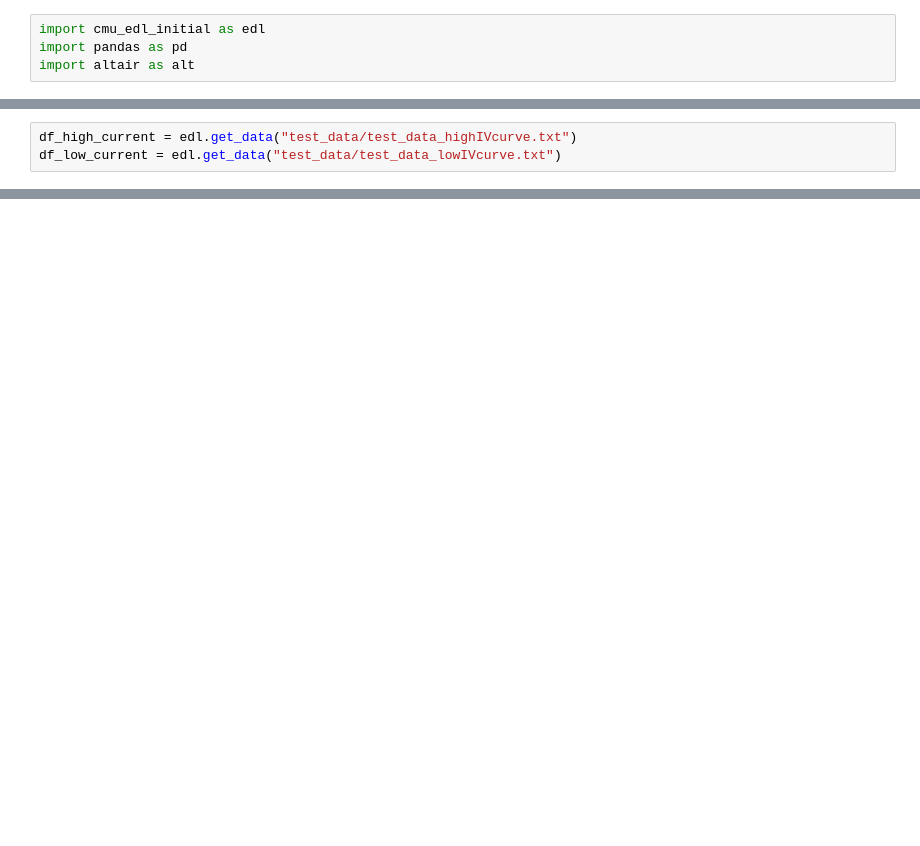
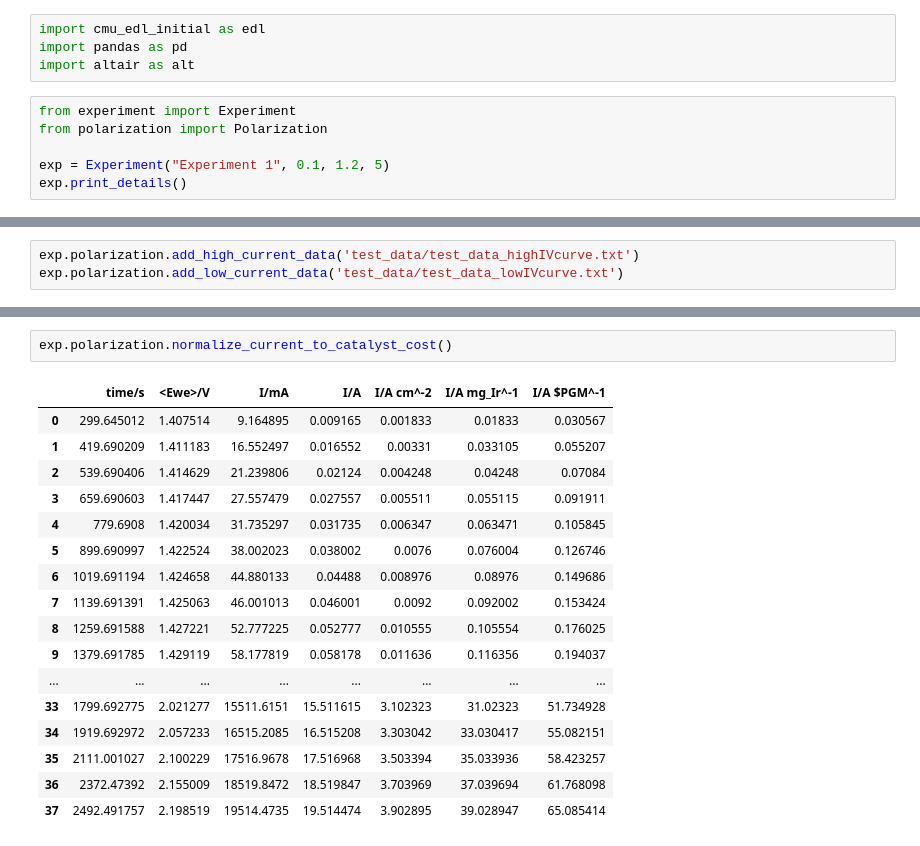
Before and after one commit to karaferner/cmu-edl, a Jupyter notebook: test.ipynb, the cells around one changed output, grey strips where cells are left out. Saved outputs shown, nothing was run; the diff lists cells and outputs as text; blank space fills up the shorter version.

Commit message:
improve Polarization class functions

```diff
--- a/test.ipynb
+++ b/test.ipynb
@@ -2,3 +2,9 @@
 import cmu_edl_initial as edl
 import pandas as pd
 import altair as alt
+# %%
+from experiment import Experiment
+from polarization import Polarization
+
+exp = Experiment("Experiment 1", 0.1, 1.2, 5)
+exp.print_details()
@@ -5,3 +17,3 @@ import altair as alt
 # %%
-df_high_current = edl.get_data("test_data/test_data_highIVcurve.txt")
-df_low_current = edl.get_data("test_data/test_data_lowIVcurve.txt")
+exp.polarization.add_high_current_data('test_data/test_data_highIVcurve.txt')
+exp.polarization.add_low_current_data('test_data/test_data_lowIVcurve.txt')
@@ -54,0 +112,20 @@ alt.Chart(r).mark_point().encode(
+# %%
+exp.polarization.normalize_current_to_catalyst_cost()
+# %% [output]
+|  | time/s | <Ewe>/V | I/mA | I/A | I/A cm^-2 | I/A mg_Ir^-1 | I/A $PGM^-1 |
+| 0 | 299.645012 | 1.407514 | 9.164895 | 0.009165 | 0.001833 | 0.01833 | 0.030567 |
+| 1 | 419.690209 | 1.411183 | 16.552497 | 0.016552 | 0.00331 | 0.033105 | 0.055207 |
+| 2 | 539.690406 | 1.414629 | 21.239806 | 0.02124 | 0.004248 | 0.04248 | 0.07084 |
+| 3 | 659.690603 | 1.417447 | 27.557479 | 0.027557 | 0.005511 | 0.055115 | 0.091911 |
+| 4 | 779.6908 | 1.420034 | 31.735297 | 0.031735 | 0.006347 | 0.063471 | 0.105845 |
+| 5 | 899.690997 | 1.422524 | 38.002023 | 0.038002 | 0.0076 | 0.076004 | 0.126746 |
+| 6 | 1019.691194 | 1.424658 | 44.880133 | 0.04488 | 0.008976 | 0.08976 | 0.149686 |
+| 7 | 1139.691391 | 1.425063 | 46.001013 | 0.046001 | 0.0092 | 0.092002 | 0.153424 |
+| 8 | 1259.691588 | 1.427221 | 52.777225 | 0.052777 | 0.010555 | 0.105554 | 0.176025 |
+| 9 | 1379.691785 | 1.429119 | 58.177819 | 0.058178 | 0.011636 | 0.116356 | 0.194037 |
+| ... | ... | ... | ... | ... | ... | ... | ... |
+| 33 | 1799.692775 | 2.021277 | 15511.6151 | 15.511615 | 3.102323 | 31.02323 | 51.734928 |
+| 34 | 1919.692972 | 2.057233 | 16515.2085 | 16.515208 | 3.303042 | 33.030417 | 55.082151 |
+| 35 | 2111.001027 | 2.100229 | 17516.9678 | 17.516968 | 3.503394 | 35.033936 | 58.423257 |
+| 36 | 2372.47392 | 2.155009 | 18519.8472 | 18.519847 | 3.703969 | 37.039694 | 61.768098 |
+| 37 | 2492.491757 | 2.198519 | 19514.4735 | 19.514474 | 3.902895 | 39.028947 | 65.085414 |
```
Also changed, not shown: parts of 10 cells of this notebook, 2 other files.
